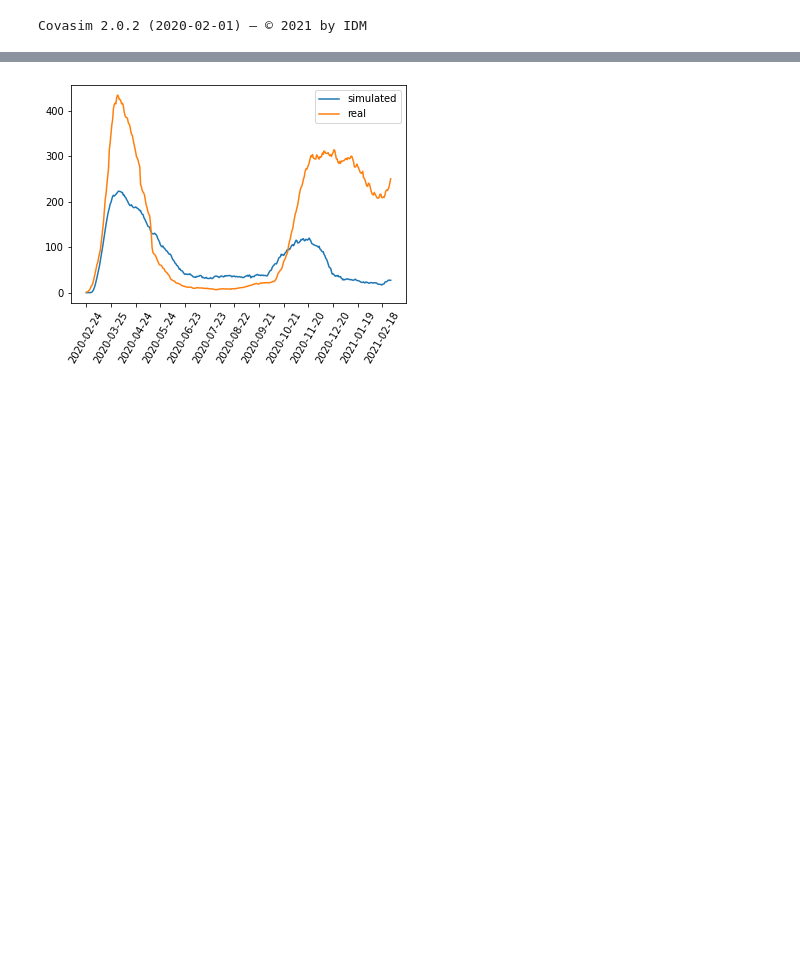
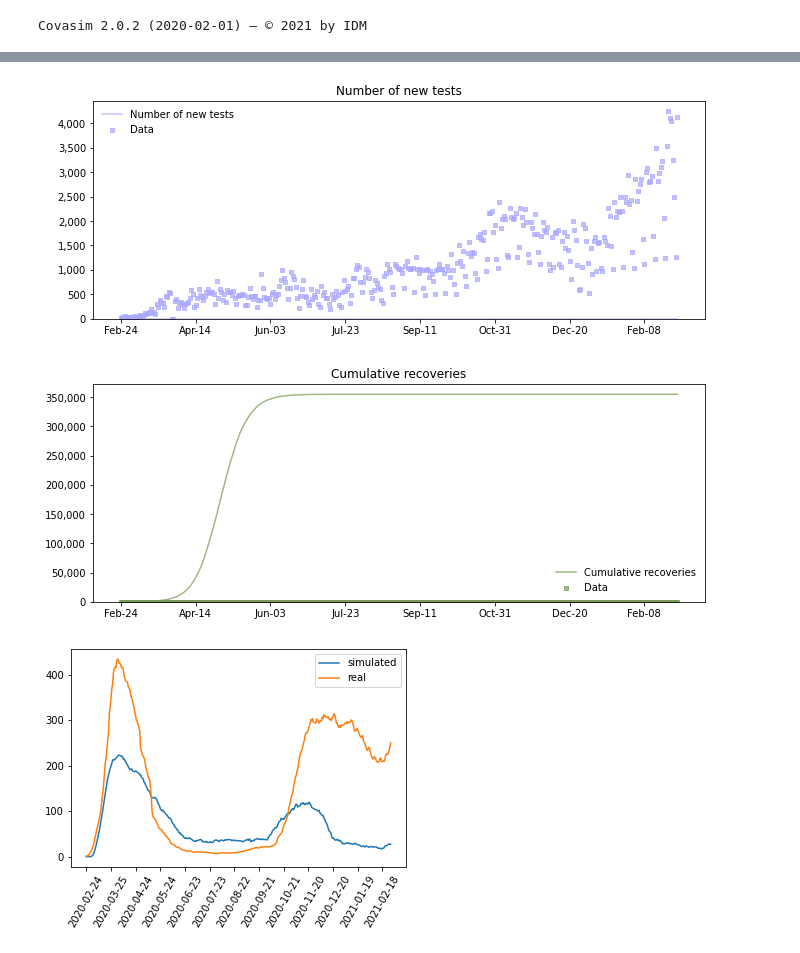
Before and after one commit to LIA-UniBo/EpidemicModelLearning, a Jupyter notebook: notebooks/2. Calibration.ipynb, the cells around one changed output, grey strips where cells are left out. Saved outputs shown, nothing was run; the diff lists cells and outputs as text; code cells hidden in the pictures; blank space fills up the shorter version.

Commit message:
First attempts using Optuna for calibration

```diff
--- a/notebooks/2. Calibration.ipynb
+++ b/notebooks/2. Calibration.ipynb
@@ -111,0 +39,31 @@ imported_intervention = cv.dynamic_pars(
+# %%
+import optuna as op
+from interventions import get_interventions
+
+def run_sim(pars, label=None, return_sim=False):
+    ''' Create and run a simulation '''
+
+    interventions = get_interventions(pars=pars, detailed=False)
+
+    sim = cv.Sim(pars=params, datafile='data.csv', interventions=interventions)
+    sim.run()
+    fit = sim.compute_fit()
+    if return_sim:
+        return sim
+    else:
+        return fit.mismatch
+
+
+def run_trial(trial):
+    ''' Define the objective for Optuna '''
+    pars = {}
+    pars["trace_prob"] = trial.suggest_uniform('trace_prob', 0.3, 0.9) # Sample from beta values within this range
+    pars["trace_time"] = trial.suggest_uniform('trace_time', 1.0, 5.0) # Sample from beta values within this range
+    mismatch = run_sim(pars)
+    return mismatch
+
+# Run the optimization
+study = op.create_study()
+study.optimize(func=run_trial, n_trials=10)
+best_pars = study.best_params
+print(f'\n\nOutput: {best_pars}')
@@ -112,3 +83,11 @@ imported_intervention = cv.dynamic_pars(
+# %%
+interventions = get_interventions(pars=best_pars, detailed=False)
+
+sim = cv.Sim(pars=params, datafile='data.csv', label='test')
+sim.run()
+sim.plot(to_plot=['new_tests', 'cum_recoveries']);
+# %% [output]
+[figure, added]
 # %%
 interventions = [
     tests_intervention,
```
Also changed, not shown: parts of 9 cells of this notebook, 2 other files.
